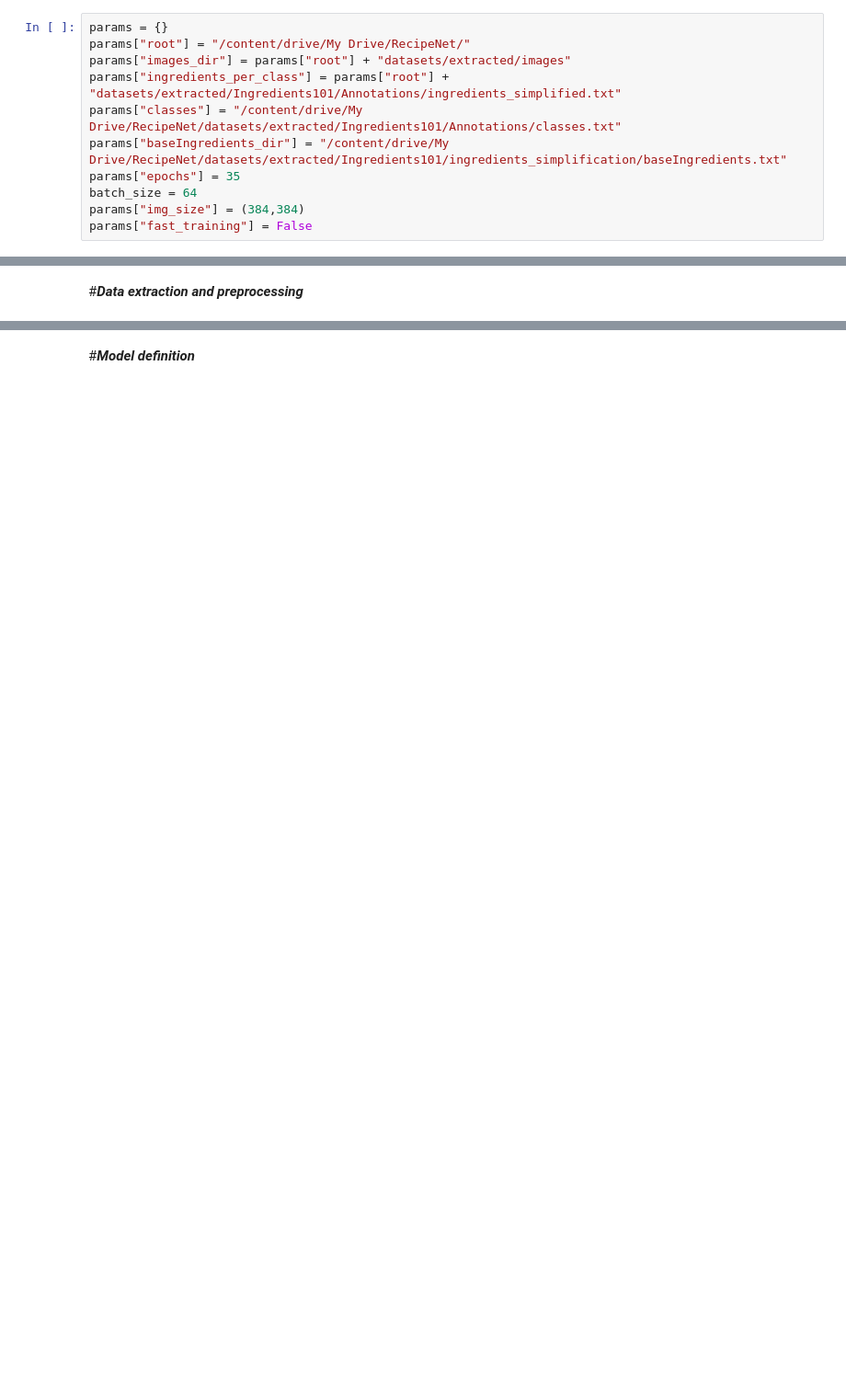
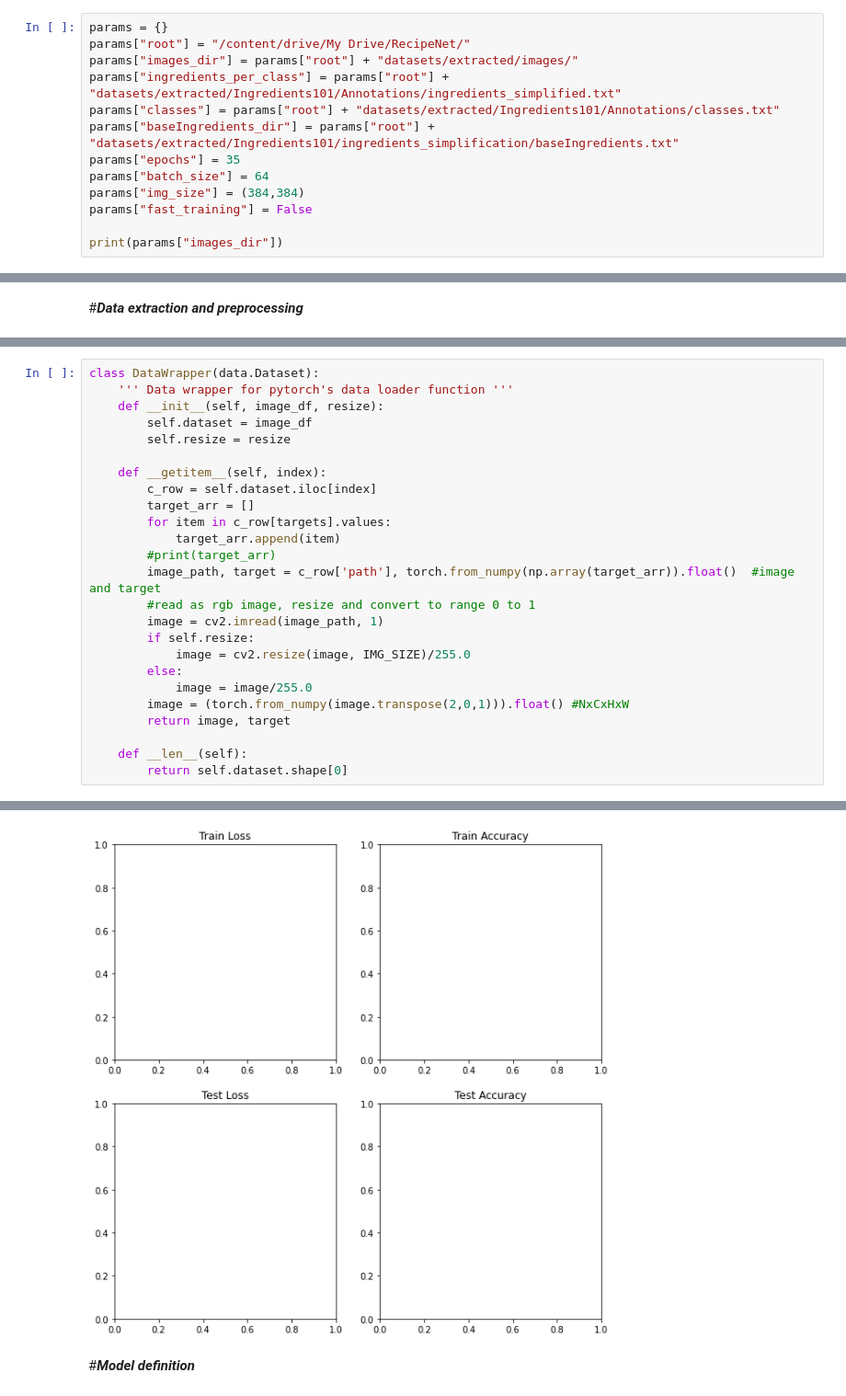
Before and after one commit to g185/AML, a Jupyter notebook: RecipeNet/AML_Project_Giuliano.ipynb, the cells around one changed output, grey strips where cells are left out. Shown at 92% size. Drawn from its saved outputs; the diff is of its cells as text; blank space fills up the shorter version.

```diff
--- a/RecipeNet/AML_Project_Giuliano.ipynb
+++ b/RecipeNet/AML_Project_Giuliano.ipynb
@@ -69,11 +73,13 @@ Tesla P100-PCIE-16GB
 # %%
 params = {}
 params["root"] = "/content/drive/My Drive/RecipeNet/"
-params["images_dir"] = params["root"] + "datasets/extracted/images"
+params["images_dir"] = params["root"] + "datasets/extracted/images/"
 params["ingredients_per_class"] = params["root"] + "datasets/extracted/Ingredients101/Annotations/ingredients_simplified.txt"
-params["classes"] = "/content/drive/My Drive/RecipeNet/datasets/extracted/Ingredients101/Annotations/classes.txt"
-params["baseIngredients_dir"] = "/content/drive/My Drive/RecipeNet/datasets/extracted/Ingredients101/ingredients_simplification/baseIngredients.txt"
+params["classes"] = params["root"] + "datasets/extracted/Ingredients101/Annotations/classes.txt"
+params["baseIngredients_dir"] = params["root"] + "datasets/extracted/Ingredients101/ingredients_simplification/baseIngredients.txt"
 params["epochs"] = 35
-batch_size = 64
+params["batch_size"] = 64
 params["img_size"] = (384,384)
 params["fast_training"] = False
+
+print(params["images_dir"])
@@ -200,0 +226,26 @@ val_df = pd.DataFrame(val_data, columns = col_names)
+# %%
+class DataWrapper(data.Dataset):
+    ''' Data wrapper for pytorch's data loader function '''
+    def __init__(self, image_df, resize):
+        self.dataset = image_df
+        self.resize = resize
+
+    def __getitem__(self, index):
+        c_row = self.dataset.iloc[index]
+        target_arr = []
+        for item in c_row[targets].values:
+            target_arr.append(item)
+        #print(target_arr)
+        image_path, target = c_row['path'], torch.from_numpy(np.array(target_arr)).float()  #image and target
+        #read as rgb image, resize and convert to range 0 to 1
+        image = cv2.imread(image_path, 1)
+        if self.resize:
+            image = cv2.resize(image, IMG_SIZE)/255.0
+        else:
+            image = image/255.0
+        image = (torch.from_numpy(image.transpose(2,0,1))).float() #NxCxHxW
+        return image, target
+
+    def __len__(self):
+        return self.dataset.shape[0]
+# %% [output]
@@ -201,2 +256,3 @@ val_df = pd.DataFrame(val_data, columns = col_names)
+[figure, added]
 # %% [markdown]
 #***Model definition***
```
Also changed, not shown: parts of 7 cells of this notebook.
